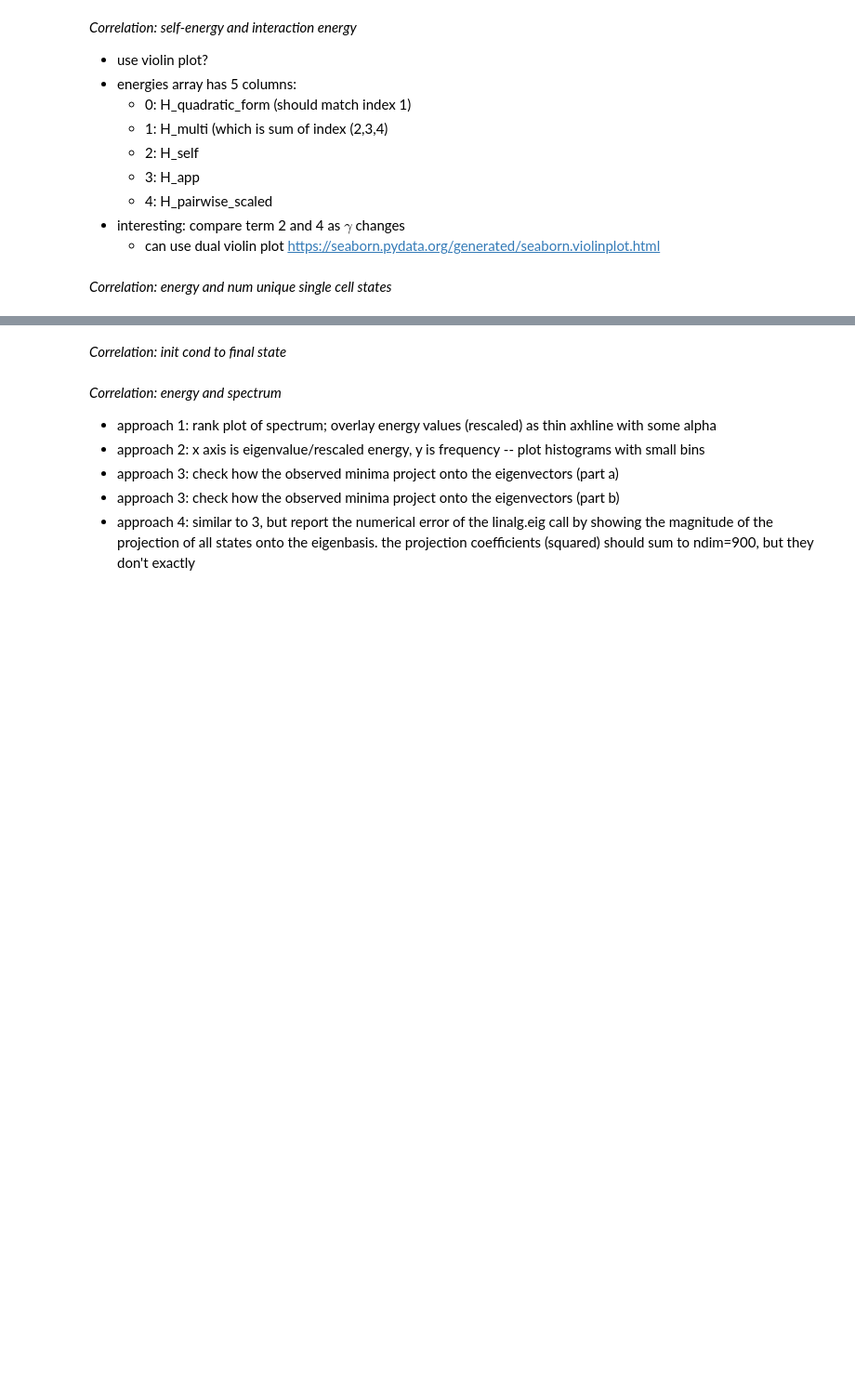
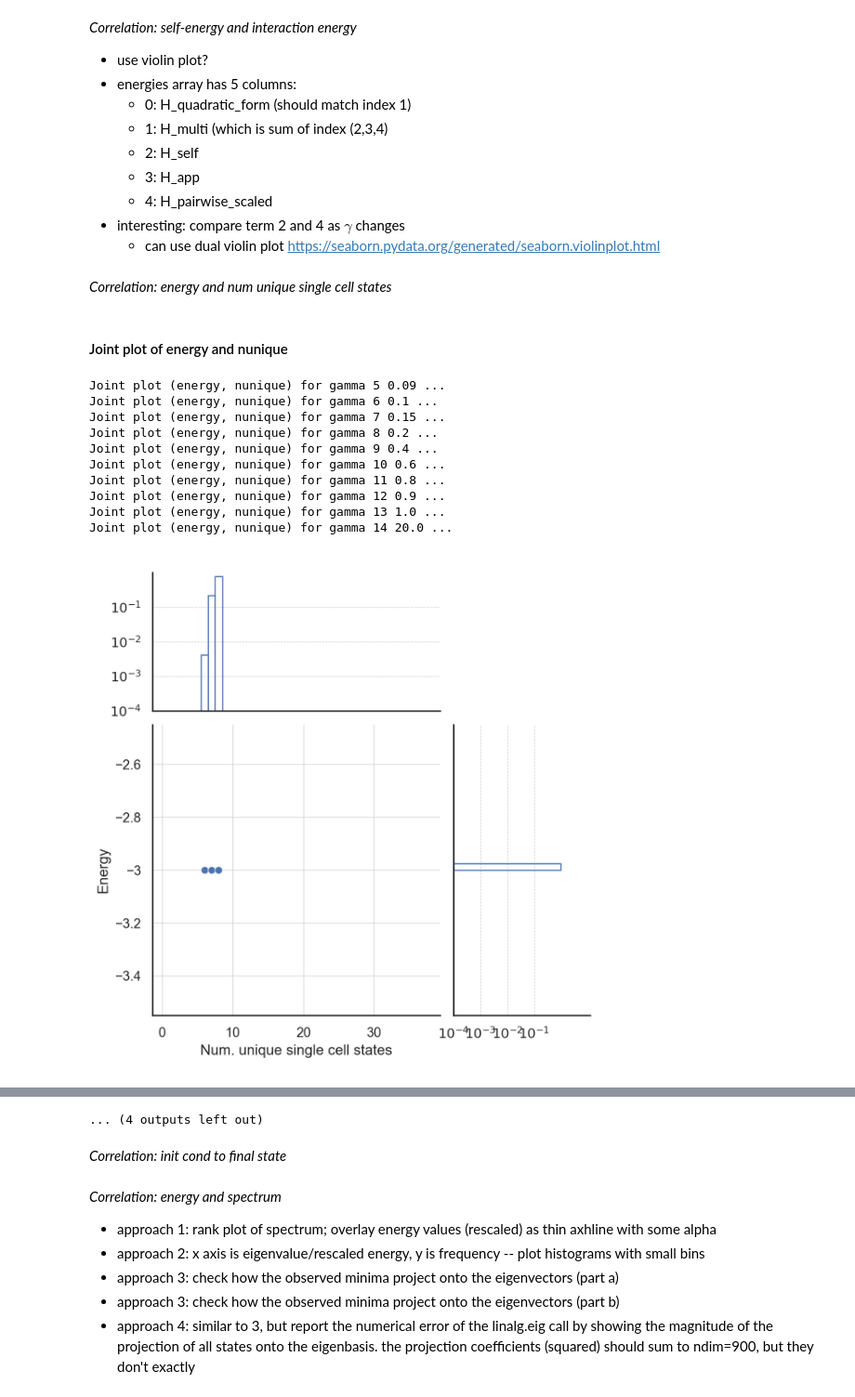
Before and after one commit to mattsmart/biomodels, a Jupyter notebook: celltypes/multicell/explore_aligned.ipynb, the cells around one changed output, grey strips where cells are left out. Shown at 93% size. Saved outputs shown, nothing was run; the diff lists cells and outputs as text; code cells hidden in the pictures; blank space fills up the shorter version.

Commit message:
joint plot of energy and nunique (seaborn)

```diff
--- a/celltypes/multicell/explore_aligned.ipynb
+++ b/celltypes/multicell/explore_aligned.ipynb
@@ -1519,15 +1532,3 @@ plot_args = (
     fpath_figure
 )
 plot_fpdata_as_grid(*plot_args, **plot_kwargs)
-# %%
-gamma_idx = 13
-xx = embedded_datasets[gamma_idx]['nunique']
-yy = embedded_datasets[gamma_idx]['energies'][:,0]
-
-df = pd.DataFrame(
-    {'nunique': xx.astype('str'),
-     'energies_0': yy}
-)
-
-ax = sns.violinplot(x="nunique", y="energies_0",
-                    data=df, palette="muted", split=False)
@@ -1539,0 +1535,4 @@ print(tips)
+# %%
+gamma_idx = 7  # 13 is 1.0
+gamma_value = settings_alignment_chosen['gamma_list'][gamma_idx]
+print('Selected gamma idx %d (value = %.3f)' % (gamma_idx, gamma_value))
@@ -1539,0 +1549,2 @@ print(tips)
+# %% [markdown]
+#### Joint plot of energy and nunique
@@ -1539,0 +1634,16 @@ print(tips)
+# %%
+for idx, gamma in enumerate(settings_alignment_chosen['gamma_list']):
+    print('Joint plot (energy, nunique) for gamma', idx, gamma, '...')
+    jointplot_energy_nunique(idx)
+# %% [output]
+Joint plot (energy, nunique) for gamma 5 0.09 ...
+Joint plot (energy, nunique) for gamma 6 0.1 ...
+Joint plot (energy, nunique) for gamma 7 0.15 ...
+Joint plot (energy, nunique) for gamma 8 0.2 ...
+Joint plot (energy, nunique) for gamma 9 0.4 ...
+Joint plot (energy, nunique) for gamma 10 0.6 ...
+Joint plot (energy, nunique) for gamma 11 0.8 ...
+Joint plot (energy, nunique) for gamma 12 0.9 ...
+Joint plot (energy, nunique) for gamma 13 1.0 ...
+Joint plot (energy, nunique) for gamma 14 20.0 ...
+[figure, added]
@@ -1540,3 +1660,4 @@ print(tips)
+... (4 outputs left out)
 # %% [markdown]
 *Correlation: init cond to final state*
 # %% [markdown]
```
Also changed, not shown: parts of 9 cells of this notebook.
